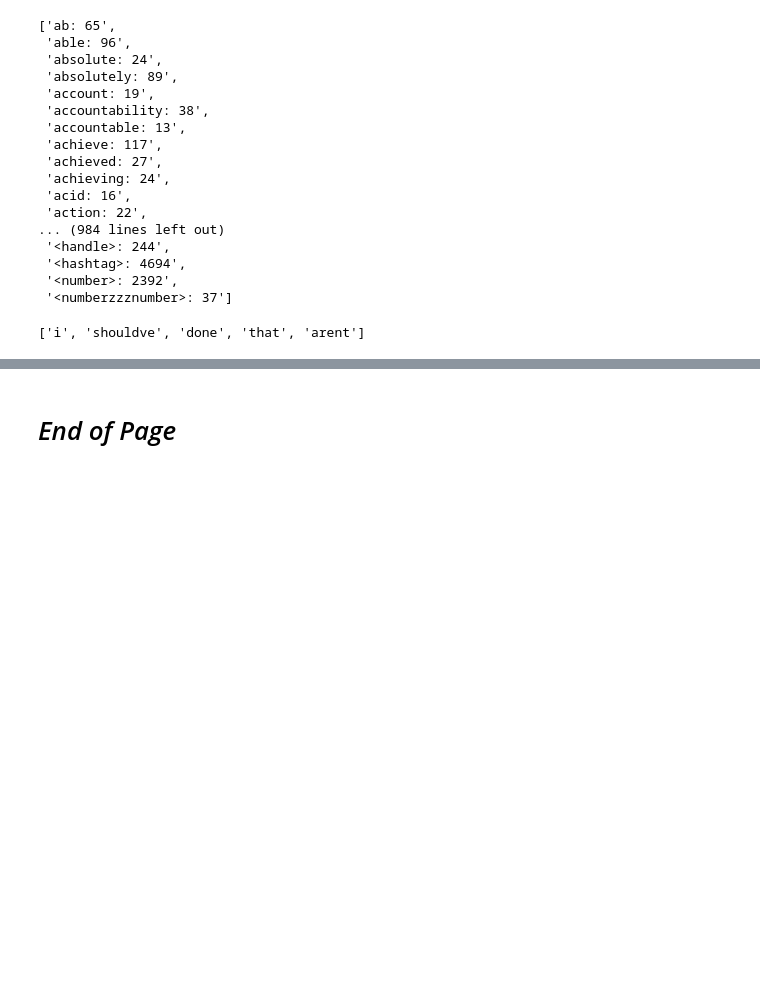
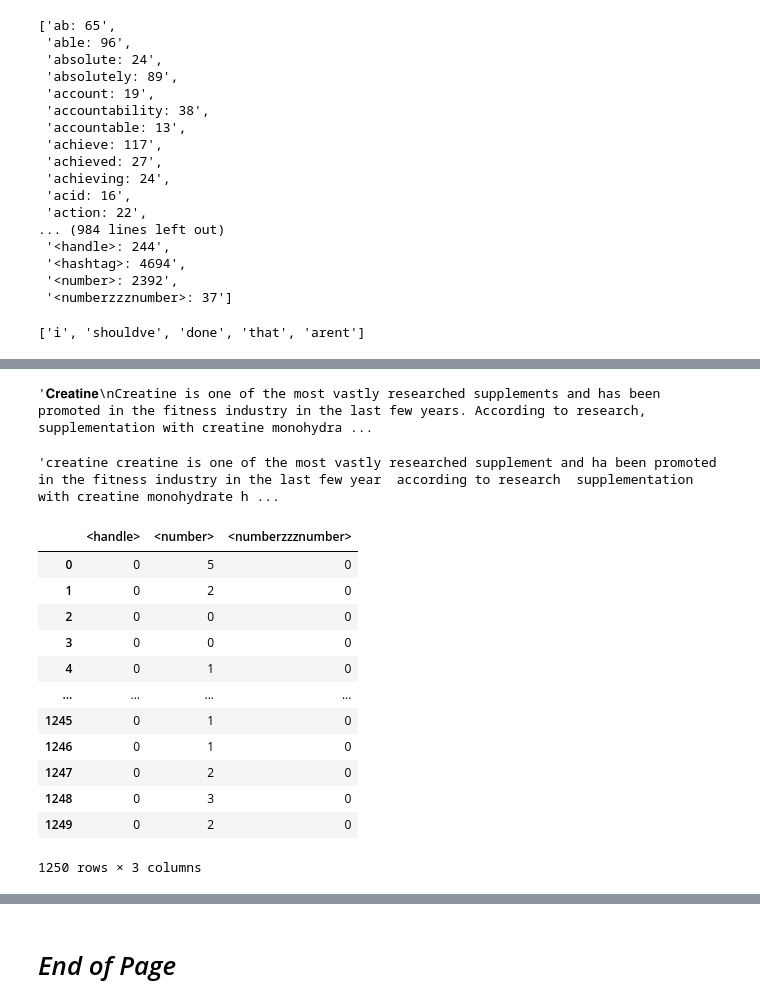
Before and after one commit to silvhua/online-PT-business-KPI, a Jupyter notebook: notebooks/2023-01-27 Instagram data analysis.ipynb, the cells around one changed output, grey strips where cells are left out. Saved outputs shown, nothing was run; the diff lists cells and outputs as text; code cells hidden in the pictures; blank space fills up the shorter version.

```diff
--- a/notebooks/2023-01-27 Instagram data analysis.ipynb
+++ b/notebooks/2023-01-27 Instagram data analysis.ipynb
@@ -476,0 +639,24 @@ def BoW_eda(df, text_column='caption'):
+# %%
+df_am50.head().loc[4,'caption']
+# %% [output]
+'𝐂𝐫𝐞𝐚𝐭𝐢𝐧𝐞\nCreatine is one of the most vastly researched supplements and has been promoted in the fitness industry in the last few years. According to research, supplementation with creatine monohydra ...
+# %%
+df_am_processed.loc[4,'caption']
+# %% [output]
+'creatine creatine is one of the most vastly researched supplement and ha been promoted in the fitness industry in the last few year  according to research  supplementation with creatine monohydrate h ...
+# %%
+count_vector_am.filter(regex='<')
+# %% [output]
+|  | <handle> | <number> | <numberzzznumber> |
+| 0 | 0 | 5 | 0 |
+| 1 | 0 | 2 | 0 |
+| 2 | 0 | 0 | 0 |
+| 3 | 0 | 0 | 0 |
+| 4 | 0 | 1 | 0 |
+| ... | ... | ... | ... |
+| 1245 | 0 | 1 | 0 |
+| 1246 | 0 | 1 | 0 |
+| 1247 | 0 | 2 | 0 |
+| 1248 | 0 | 3 | 0 |
+| 1249 | 0 | 2 | 0 |
+1250 rows × 3 columns
```
Also changed, not shown: parts of 28 cells of this notebook.
